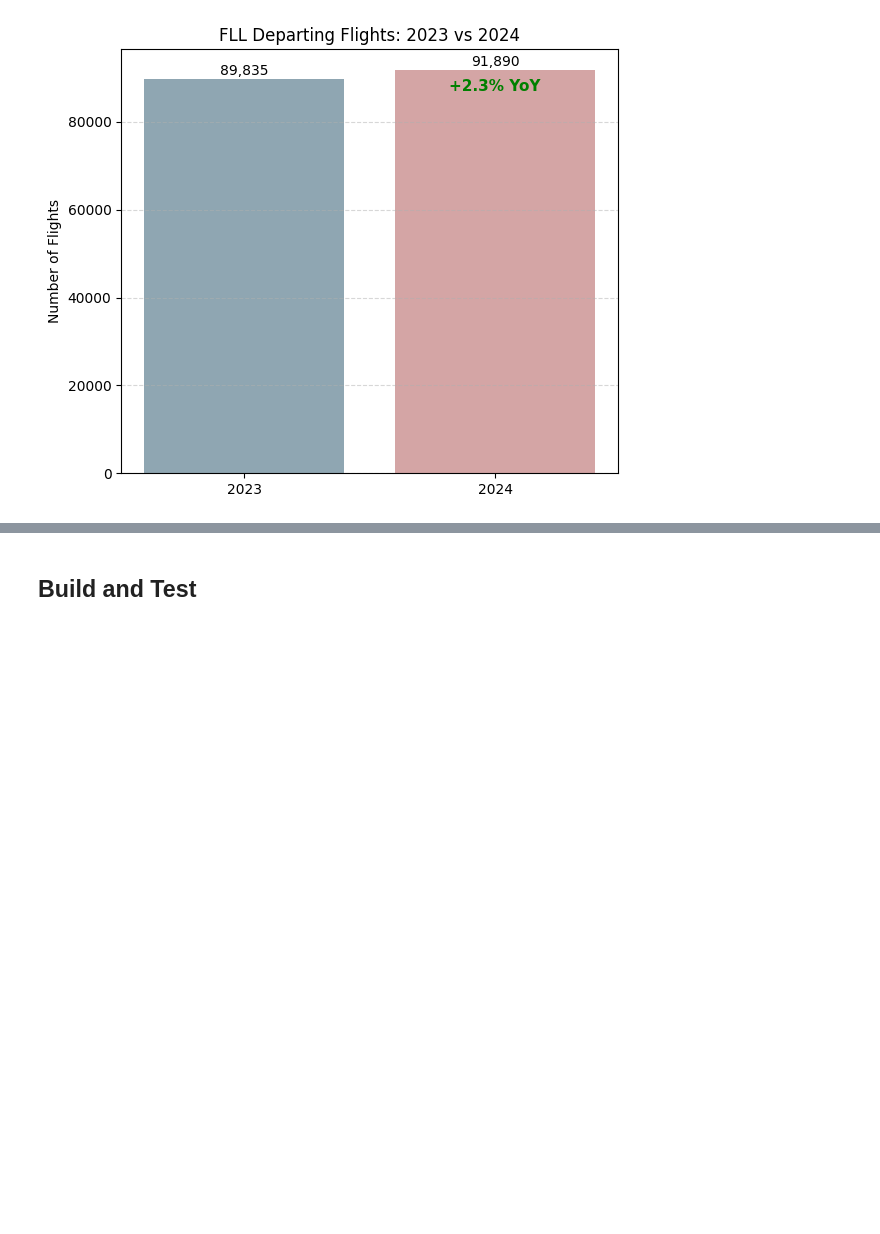
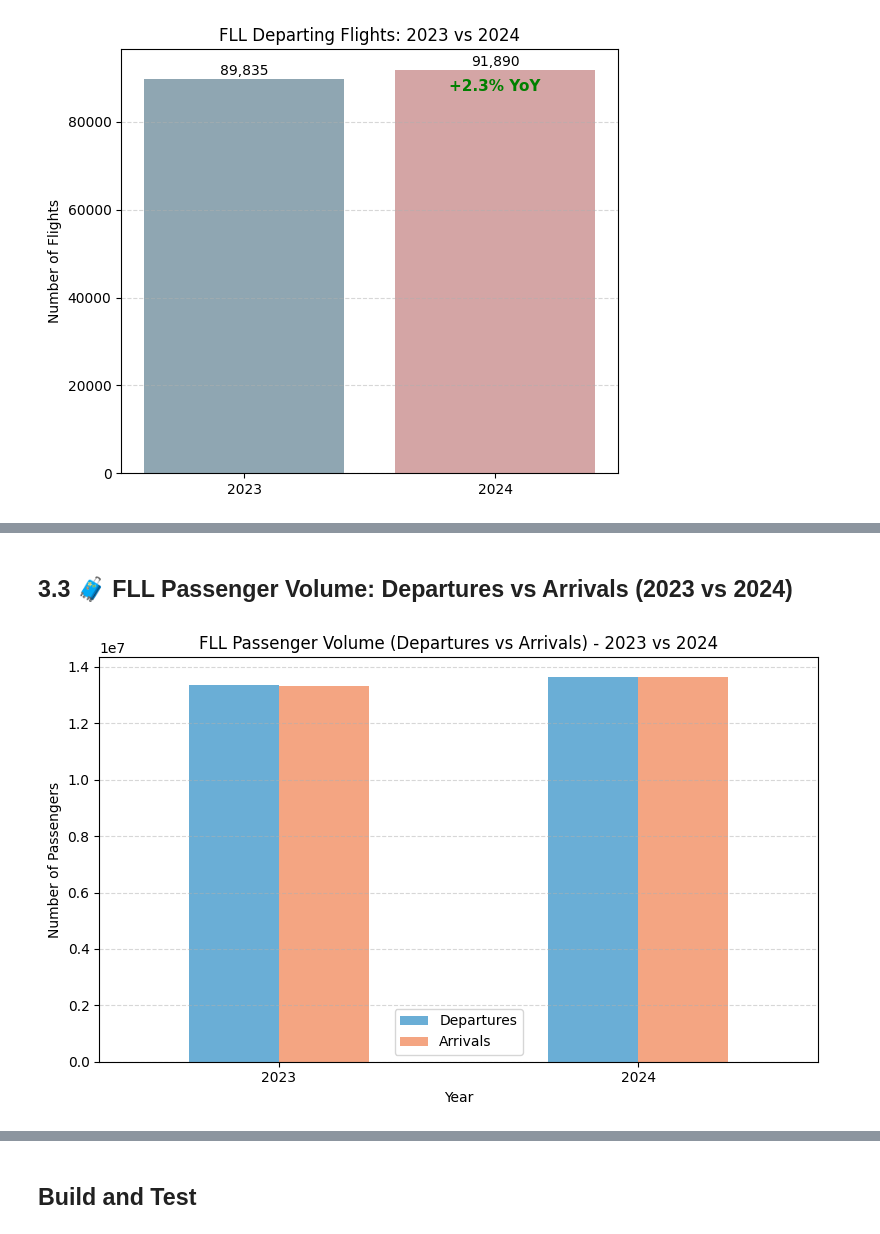
Before and after one commit to HarryYang1008/Analysis-FLL-Airport, a Jupyter notebook: 0A1_draft.ipynb, the cells around one changed output, grey strips where cells are left out. Drawn from its saved outputs; the diff is of its cells as text; code cells hidden in the pictures; blank space fills up the shorter version.

```diff
--- a/0A1_draft.ipynb
+++ b/0A1_draft.ipynb
@@ -892,0 +964,36 @@ plt.show()
+# %% [markdown]
+## **3.3 🧳 FLL Passenger Volume: Departures vs Arrivals (2023 vs 2024)**
+# %%
+import pandas as pd
+import matplotlib.pyplot as plt
+
+# 读取 T100 数据（包含多年的航空旅客流量）
+t100_df = pd.read_csv("T100.csv")
+
+# 仅保留 2023 与 2024 年，并与 FLL 有关的航班（出发或到达）
+df = t100_df[t100_df["YEAR"].isin([2023, 2024])].copy()
+df["IS_DEPARTURE"] = (df["ORIGIN"] == "FLL").astype(int)
+df["IS_ARRIVAL"] = (df["DEST"] == "FLL").astype(int)
+
+# 聚合年度出发/到达旅客量
+passenger_summary = (
+    df.groupby("YEAR")
+    .agg(
+        DEPARTURES=("IS_DEPARTURE", lambda x: df.loc[x.index, "PASSENGERS"].where(x == 1).sum()),
+        ARRIVALS=("IS_ARRIVAL", lambda x: df.loc[x.index, "PASSENGERS"].where(x == 1).sum())
+    )
+    .astype(int)
+)
+
+# 可视化柱状图
+passenger_summary.plot(kind="bar", figsize=(8, 5), color=["#6aaed6", "#f4a582"])
+plt.title("FLL Passenger Volume (Departures vs Arrivals) - 2023 vs 2024")
+plt.ylabel("Number of Passengers")
+plt.xlabel("Year")
+plt.xticks(rotation=0)
+plt.legend(["Departures", "Arrivals"])
+plt.grid(axis='y', linestyle='--', alpha=0.5)
+plt.tight_layout()
+plt.show()
+# %% [output]
+[figure, added]
```
Also changed, not shown: parts of 17 cells of this notebook.
